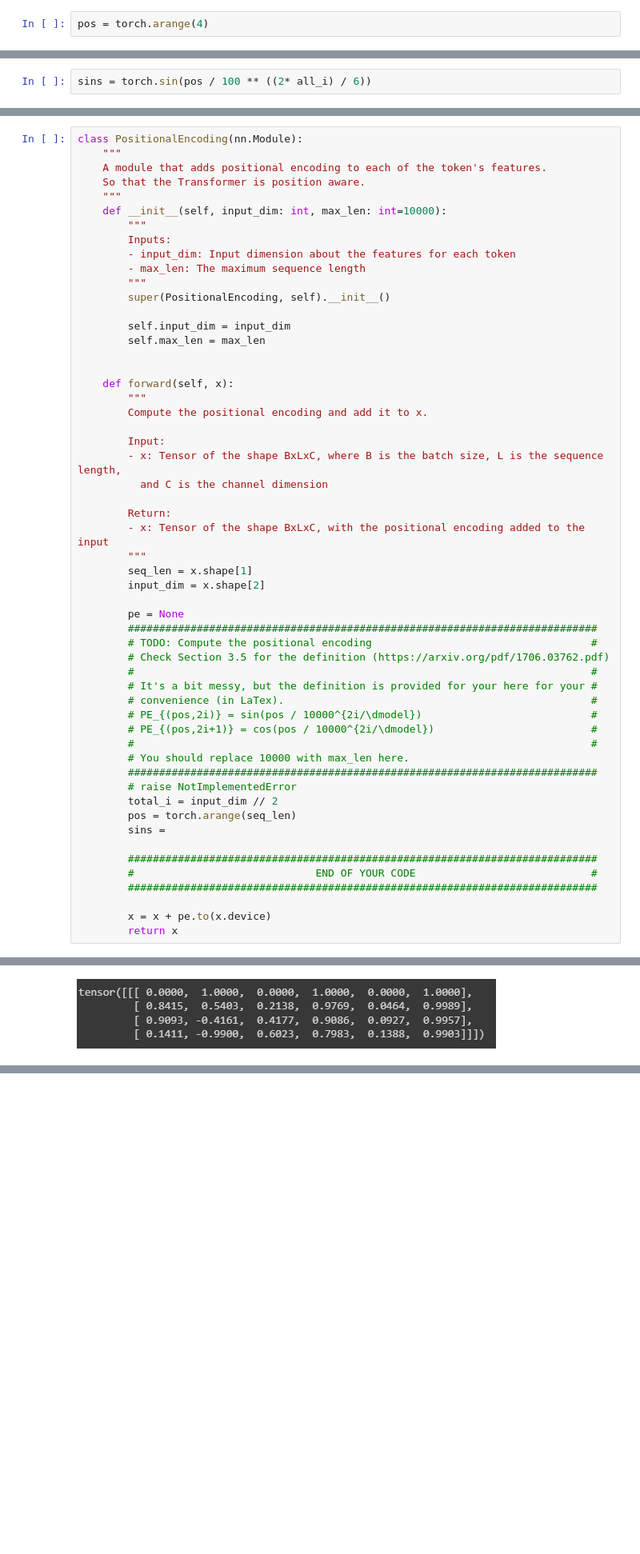
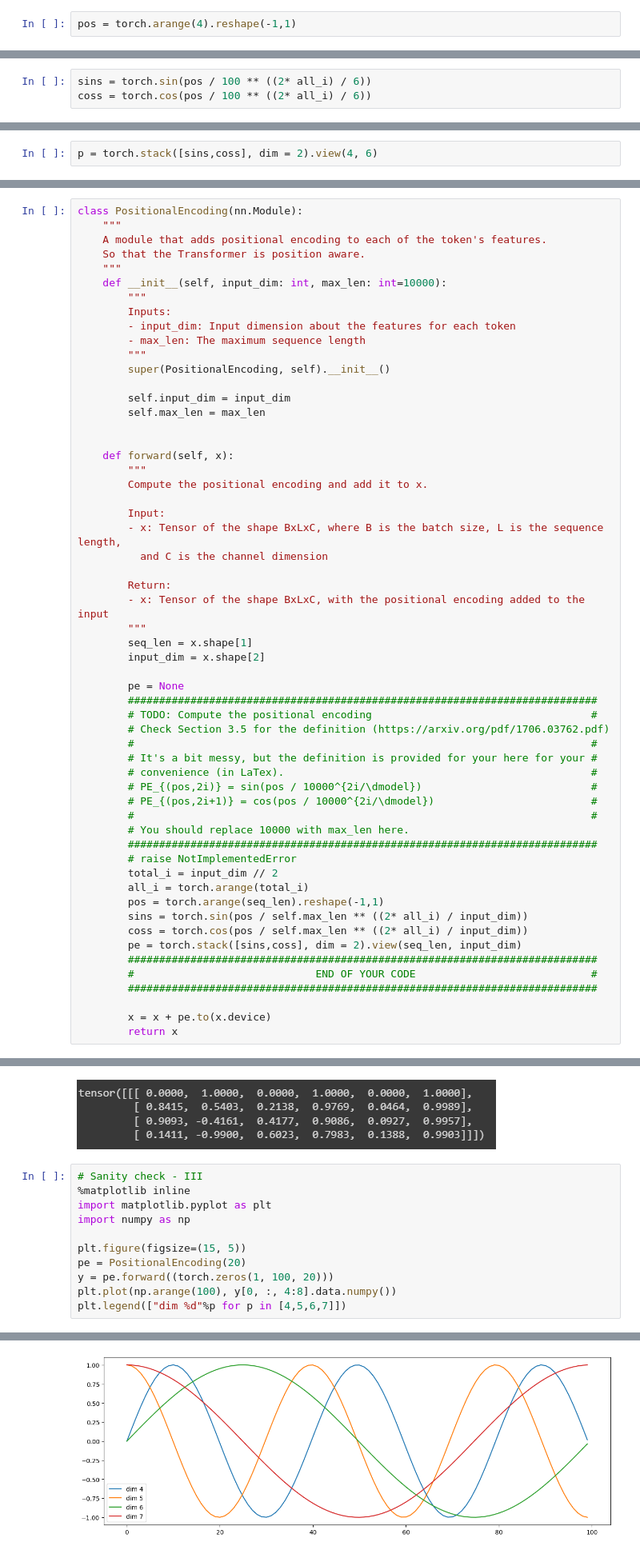
Before and after one commit to tanmaygadgil/CS7150-Homework_4, a Jupyter notebook: Assignment_4_Transformers.ipynb, the cells around one changed output, grey strips where cells are left out. Shown at 80% size. Cells and saved outputs as stored; diff of their text form; blank space fills up the shorter version.

```diff
--- a/Assignment_4_Transformers.ipynb
+++ b/Assignment_4_Transformers.ipynb
@@ -898,7 +898,7 @@ torch.sin(torch.tensor(2 / 100 ** (2 * 0 / 6)))
 # %% [output]
 tensor(0.9093)
 # %%
-pos = torch.arange(4)
+pos = torch.arange(4).reshape(-1,1)
 # %%
 all_i = torch.arange(3)
 # %%
@@ -907,3 +907,4 @@ all_i
 tensor([0, 1, 2])
 # %%
 sins = torch.sin(pos / 100 ** ((2* all_i) / 6))
+coss = torch.cos(pos / 100 ** ((2* all_i) / 6))
@@ -911,0 +927,2 @@ RuntimeError: ignored
+# %%
+p = torch.stack([sins,coss], dim = 2).view(4, 6)
@@ -965,9 +986,11 @@ class PositionalEncoding(nn.Module):
         ###########################################################################
         # raise NotImplementedError
         total_i = input_dim // 2
-        pos = torch.arange(seq_len)
-        sins =
-
+        all_i = torch.arange(total_i)
+        pos = torch.arange(seq_len).reshape(-1,1)
+        sins = torch.sin(pos / self.max_len ** ((2* all_i) / input_dim))
+        coss = torch.cos(pos / self.max_len ** ((2* all_i) / input_dim))
+        pe = torch.stack([sins,coss], dim = 2).view(seq_len, input_dim)
         ###########################################################################
         #                             END OF YOUR CODE                            #
         ###########################################################################
@@ -1004,3 +1032,15 @@ y -= x
 print(y[:,:4,:])
 # %% [markdown]
 ![image.png](embedded-picture-1)
+# %%
+# Sanity check - III
+%matplotlib inline
+import matplotlib.pyplot as plt
+import numpy as np
+
+plt.figure(figsize=(15, 5))
+pe = PositionalEncoding(20)
+y = pe.forward((torch.zeros(1, 100, 20)))
+plt.plot(np.arange(100), y[0, :, 4:8].data.numpy())
+plt.legend(["dim %d"%p for p in [4,5,6,7]])
+# %% [output]
@@ -1007,3 +1048,4 @@ print(y[:,:4,:])
+[figure, added]
 # %%
 # Sanity check - III
 %matplotlib inline
```
Also changed, not shown: parts of 7 cells of this notebook.
